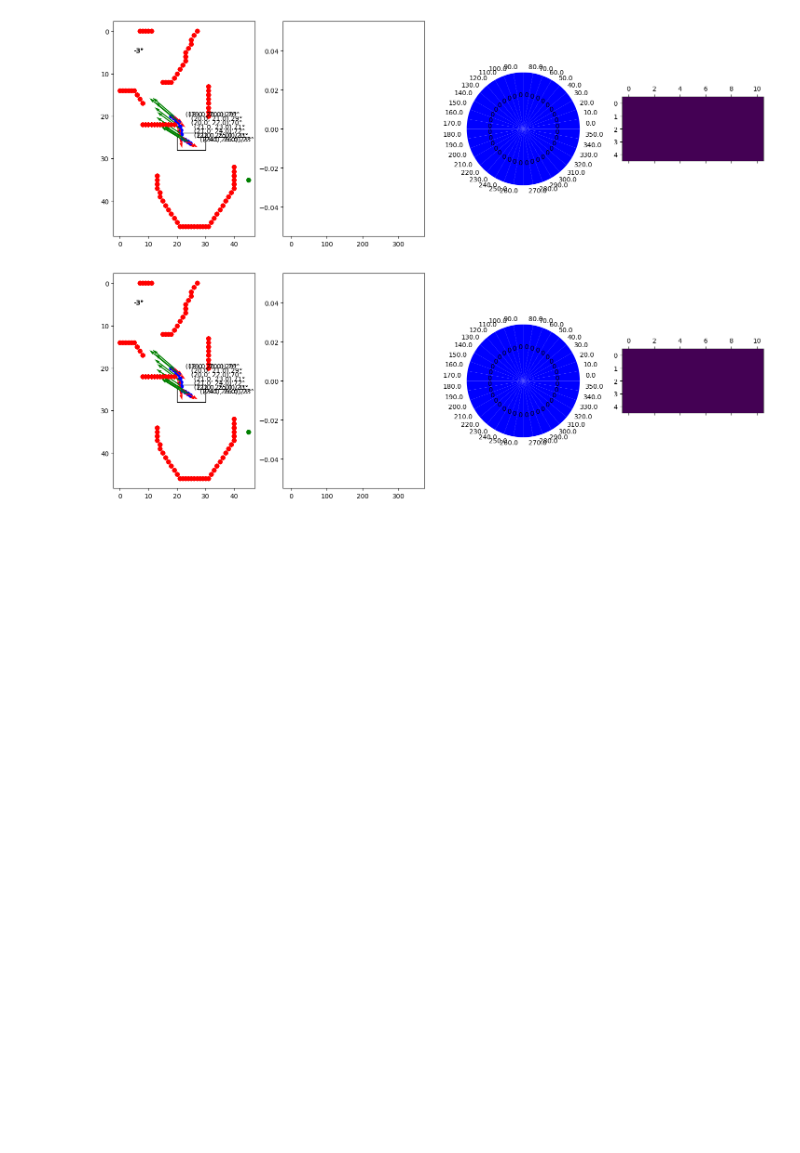
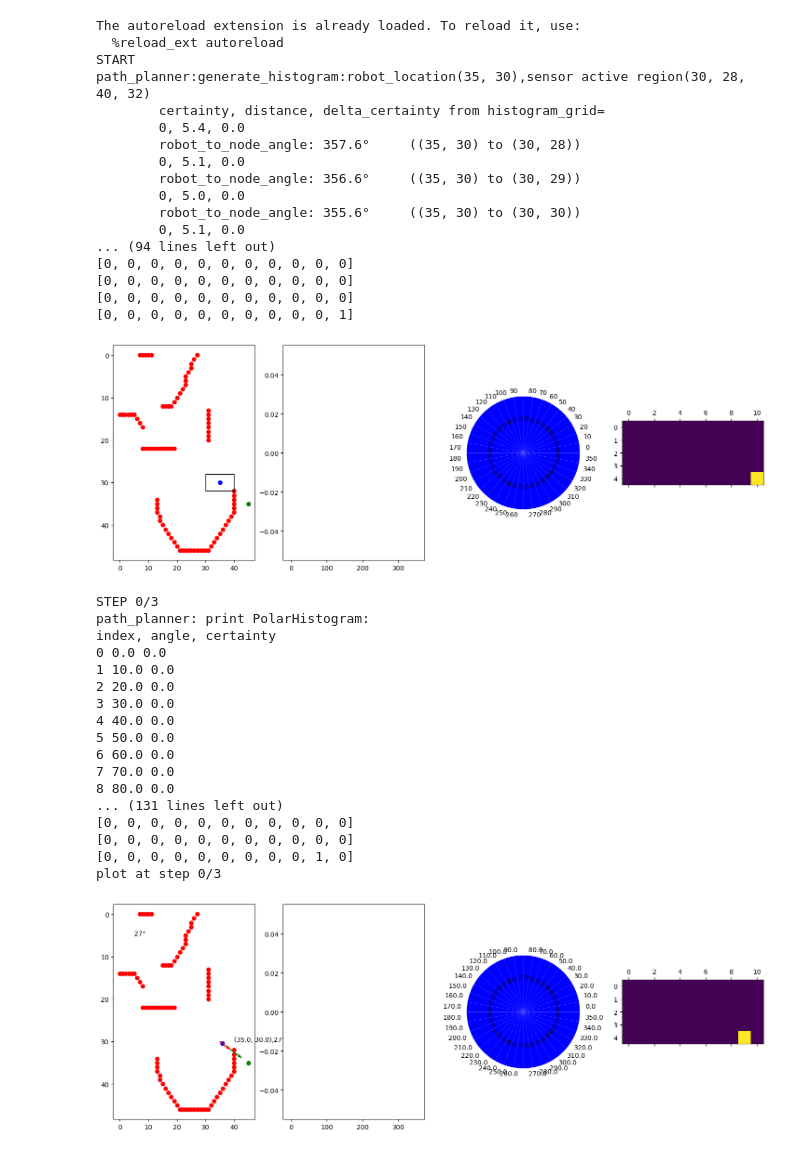
Before and after one commit to diplodocuslongus/vfh-python, a Jupyter notebook: playground.ipynb, the cells around one changed output. Saved outputs shown, nothing was run; the diff lists cells and outputs as text; code cells hidden in the pictures; blank space fills up the shorter version.

Commit message:
more debug, fixing continuous vs discrete location (obstacle not reported)

```diff
--- a/playground.ipynb
+++ b/playground.ipynb
@@ -15,35 +15,70 @@ import time
 # from lib.histogram_grid import HistogramGrid
 # from lib.path_planner import PathPlanner
 from lib.robot import Robot
 
 # HistogramGrid params
 # active_region_dimension = (16, 16)
 # active_region_dimension = (16, 8)
 active_region_dimension = (10, 4)
 resolution = 1 # 1cm per node
 map_fname = 'map.txt'
 # map_fname = 'map_no_sides.txt'
 
 # PolarHistogram params
 num_bins = 36 # each bin is 360/num_bins degrees
 target_location = (45, 35)
 
 # Robot Params
 init_location = (36, 36)
 init_location = (18, 20)
+init_location = (35, 30)
 # init_location = (1, 1)
 init_speed = 1
 
 print('START')
 robot = Robot.from_map(map_fname, init_location,
                        target_location, init_speed, active_region_dimension, resolution, num_bins)
 print('ROBOT initialized, MAP LOADED')
 
 
-num_steps = 10
+num_steps = 3
 
-robot.loop(num_steps, draw=True,anim_plot=True)
-# robot.loop(num_steps, draw=True,anim_plot=False)
+# robot.loop(num_steps, draw=True,anim_plot=True)
+robot.loop(num_steps, draw=True,anim_plot=False)
 # %% [output]
+The autoreload extension is already loaded. To reload it, use:
+  %reload_ext autoreload
+START
+path_planner:generate_histogram:robot_location(35, 30),sensor active region(30, 28, 40, 32)
+        certainty, distance, delta_certainty from histogram_grid=
+        0, 5.4, 0.0
+        robot_to_node_angle: 357.6°     ((35, 30) to (30, 28))
+        0, 5.1, 0.0
+        robot_to_node_angle: 356.6°     ((35, 30) to (30, 29))
+        0, 5.0, 0.0
+        robot_to_node_angle: 355.6°     ((35, 30) to (30, 30))
+        0, 5.1, 0.0
+... (94 lines left out)
+[0, 0, 0, 0, 0, 0, 0, 0, 0, 0, 0]
+[0, 0, 0, 0, 0, 0, 0, 0, 0, 0, 0]
+[0, 0, 0, 0, 0, 0, 0, 0, 0, 0, 0]
+[0, 0, 0, 0, 0, 0, 0, 0, 0, 0, 1]
-[figure, old version]
+[figure, new version]
+STEP 0/3
+path_planner: print PolarHistogram:
+index, angle, certainty
+0 0.0 0.0
+1 10.0 0.0
+2 20.0 0.0
+3 30.0 0.0
+4 40.0 0.0
+5 50.0 0.0
+6 60.0 0.0
+7 70.0 0.0
+8 80.0 0.0
+... (131 lines left out)
+[0, 0, 0, 0, 0, 0, 0, 0, 0, 0, 0]
+[0, 0, 0, 0, 0, 0, 0, 0, 0, 0, 0]
+[0, 0, 0, 0, 0, 0, 0, 0, 0, 1, 0]
+plot at step 0/3
-[figure, old version]
+[figure, new version]
```
Also changed, not shown: parts of 1 cell of this notebook, 3 other files.
